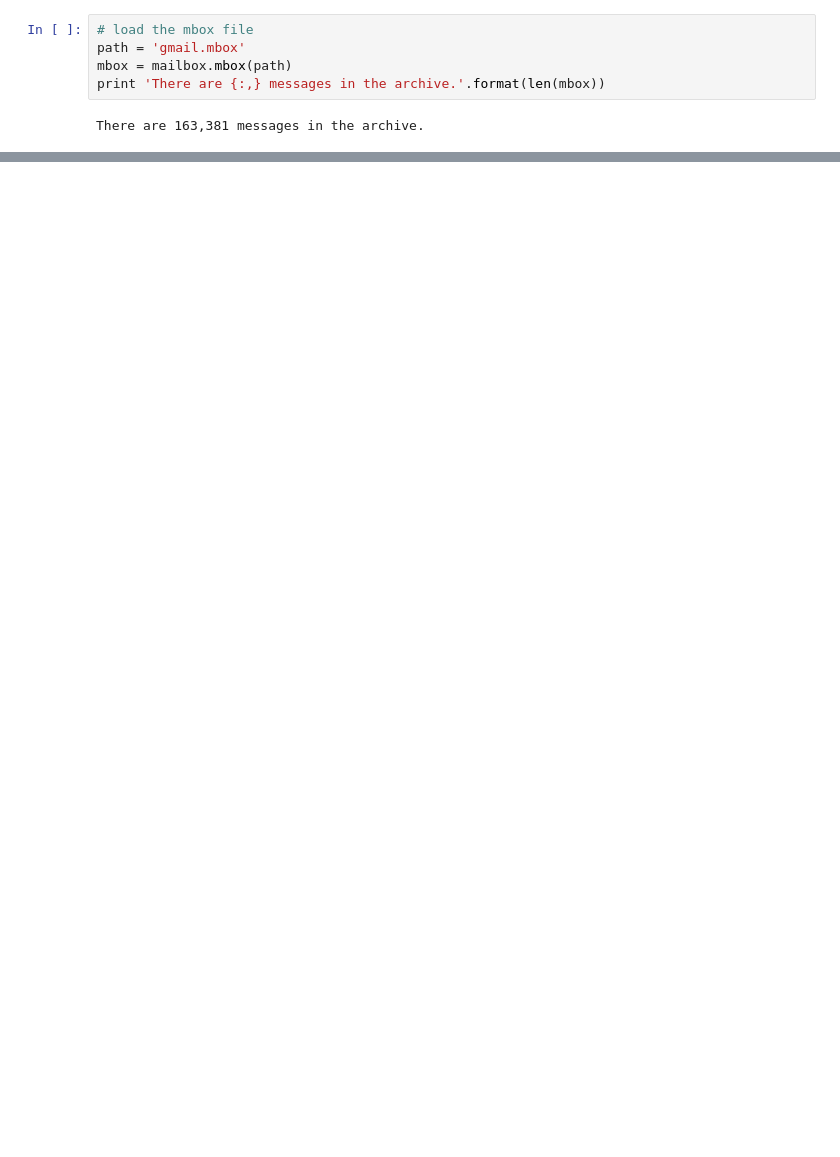
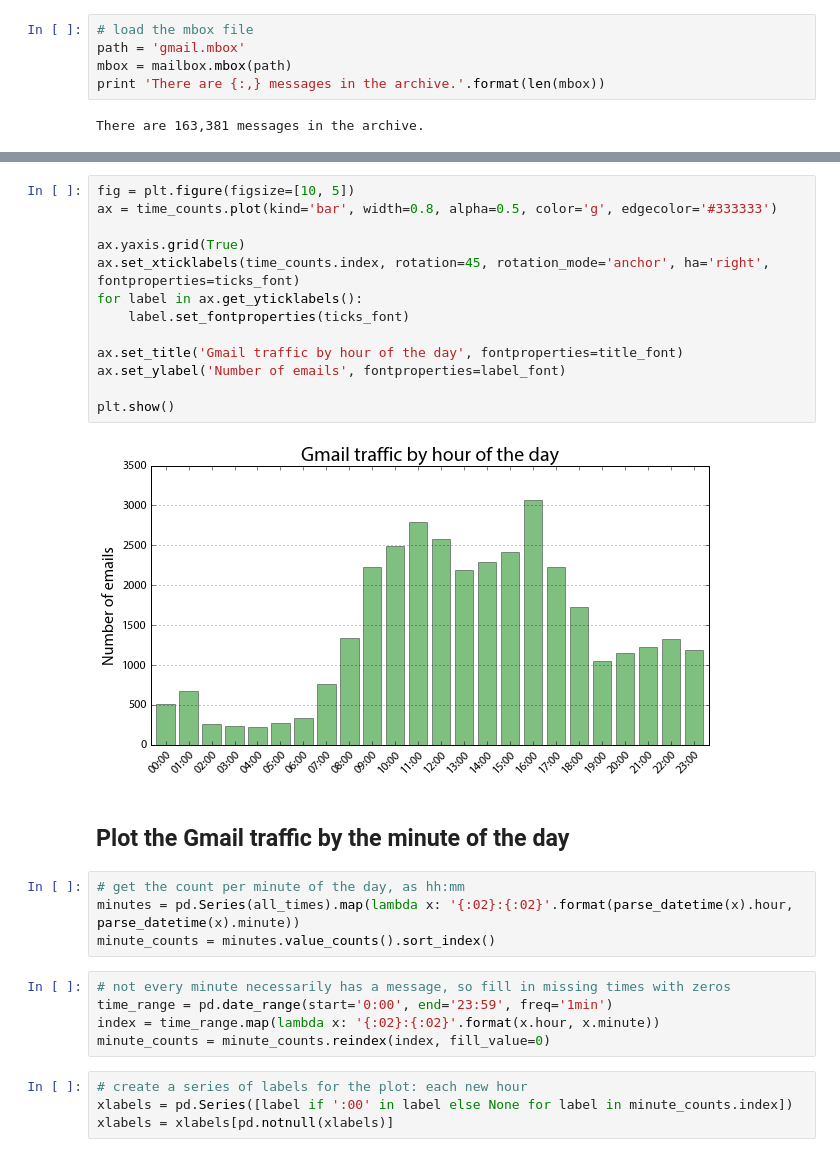
Before and after one commit to gboeing/ppde642, a Jupyter notebook: Examples-and-Demos/gmail-inbox-analysis/gmail-inbox-analysis.ipynb, the cells around one changed output, grey strips where cells are left out. Drawn from its saved outputs; the diff is of its cells as text; blank space fills up the shorter version.

```diff
--- a/Examples-and-Demos/gmail-inbox-analysis/gmail-inbox-analysis.ipynb
+++ b/Examples-and-Demos/gmail-inbox-analysis/gmail-inbox-analysis.ipynb
@@ -92,0 +139,30 @@ plt.show()
+# %%
+fig = plt.figure(figsize=[10, 5])
+ax = time_counts.plot(kind='bar', width=0.8, alpha=0.5, color='g', edgecolor='#333333')
+
+ax.yaxis.grid(True)
+ax.set_xticklabels(time_counts.index, rotation=45, rotation_mode='anchor', ha='right', fontproperties=ticks_font)
+for label in ax.get_yticklabels():
+    label.set_fontproperties(ticks_font)
+
+ax.set_title('Gmail traffic by hour of the day', fontproperties=title_font)
+ax.set_ylabel('Number of emails', fontproperties=label_font)
+
+plt.show()
+# %% [output]
+[figure, added]
+# %% [markdown]
+## Plot the Gmail traffic by the minute of the day
+# %%
+# get the count per minute of the day, as hh:mm
+minutes = pd.Series(all_times).map(lambda x: '{:02}:{:02}'.format(parse_datetime(x).hour, parse_datetime(x).minute))
+minute_counts = minutes.value_counts().sort_index()
+# %%
+# not every minute necessarily has a message, so fill in missing times with zeros
+time_range = pd.date_range(start='0:00', end='23:59', freq='1min')
+index = time_range.map(lambda x: '{:02}:{:02}'.format(x.hour, x.minute))
+minute_counts = minute_counts.reindex(index, fill_value=0)
+# %%
+# create a series of labels for the plot: each new hour
+xlabels = pd.Series([label if ':00' in label else None for label in minute_counts.index])
+xlabels = xlabels[pd.notnull(xlabels)]
```
Also changed, not shown: parts of 16 cells of this notebook.
